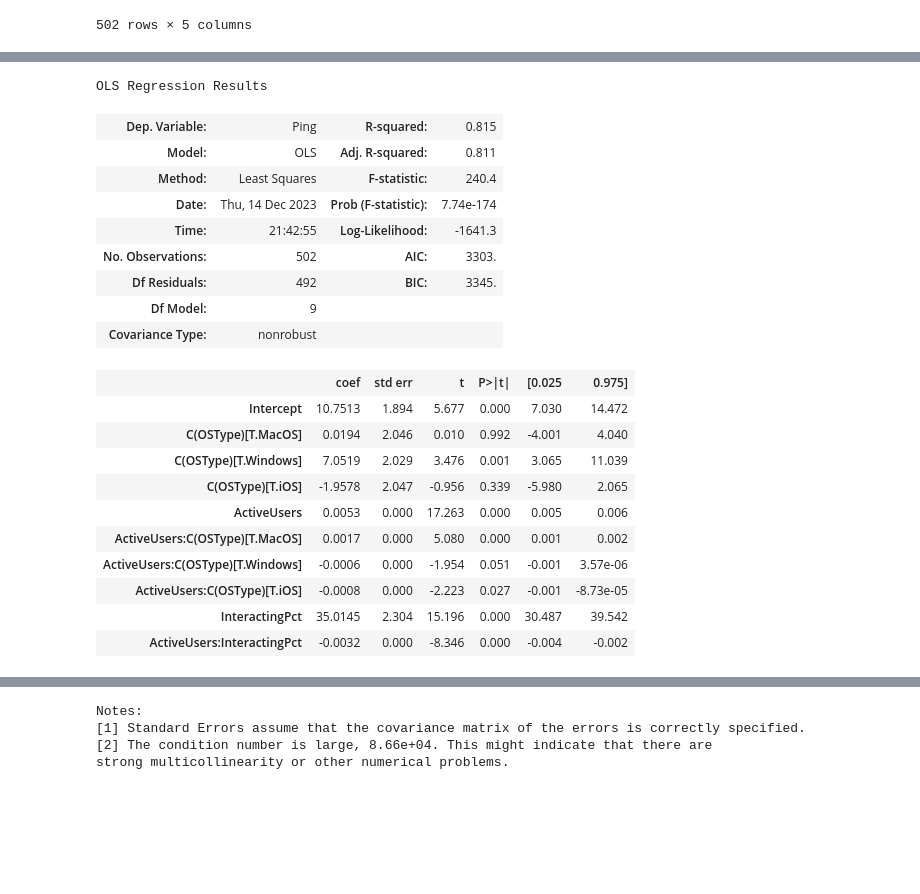
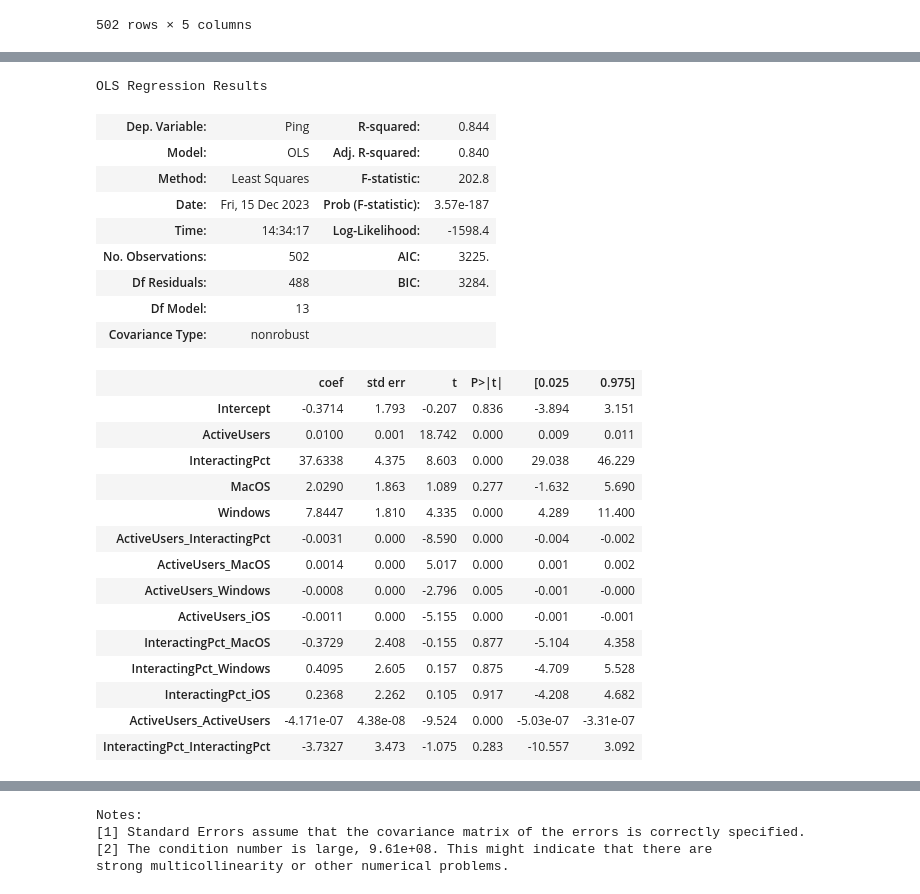
Before and after one commit to davidchocholaty/BUT-FIT-MSP-2, a Jupyter notebook: solution.ipynb, the cells around one changed output, grey strips where cells are left out. Drawn from its saved outputs; the diff is of its cells as text; code cells hidden in the pictures; blank space fills up the shorter version.

```diff
--- a/solution.ipynb
+++ b/solution.ipynb
@@ -368,3 +439,14 @@ Covariance Type:            nonrobust
 
 Notes:
 [1] Standard Errors assume that the covariance matrix of the errors is correctly specified.
+# %%
+def one_hot_enc(df, column):
+    if column in df:
+        one_hot = pd.get_dummies(df[column], dtype=float)
+        df = df.drop(column, axis = 1)
+        return df.join(one_hot)
+
+    return df
+
+df_2 = one_hot_enc(df_2, 'OSType')
+df_2
@@ -507,32 +688,46 @@ I(InteractingPct ** 2)                -3.725768e+00
 dtype: float64
 [figure]
 # %%
-# Definice plneho modelu
-formula_definition = 'Ping ~ ActiveUsers + InteractingPct + ' + \
-    'ActiveUsers * InteractingPct + ' + \
-    'ActiveUsers * C(OSType)'
-final_model = smf.ols(formula=formula_definition, data=df_2)
-final_model_fit = final_model.fit()
-final_model_fit.summary()
+# Odstraneni iOS
+formula_definition = 'Ping ~ ActiveUsers + InteractingPct + MacOS + Windows + ' + \
+    'ActiveUsers_InteractingPct + ' + \
+    'ActiveUsers_MacOS + ' + \
+    'ActiveUsers_Windows + ' + \
+    'ActiveUsers_iOS + ' + \
+    'InteractingPct_MacOS + ' + \
+    'InteractingPct_Windows + ' + \
+    'InteractingPct_iOS + ' + \
+    'ActiveUsers_ActiveUsers + ' + \
+    'InteractingPct_InteractingPct'
+model = smf.ols(formula=formula_definition, data=df_2)
+model_fit = model.fit()
+model_fit.summary()
+# We need to select a significance level to stay in the model. (SL=0.05)
+
+model_fit.summary()
 # %% [output]
 OLS Regression Results
-| Dep. Variable: | Ping | R-squared: | 0.815 |
-| Model: | OLS | Adj. R-squared: | 0.811 |
-| Method: | Least Squares | F-statistic: | 240.4 |
-| Date: | Thu, 14 Dec 2023 | Prob (F-statistic): | 7.74e-174 |
-| Time: | 21:42:55 | Log-Likelihood: | -1641.3 |
-| No. Observations: | 502 | AIC: | 3303. |
-| Df Residuals: | 492 | BIC: | 3345. |
-| Df Model: | 9 |  |  |
+| Dep. Variable: | Ping | R-squared: | 0.844 |
+| Model: | OLS | Adj. R-squared: | 0.840 |
+| Method: | Least Squares | F-statistic: | 202.8 |
+| Date: | Fri, 15 Dec 2023 | Prob (F-statistic): | 3.57e-187 |
+| Time: | 14:34:17 | Log-Likelihood: | -1598.4 |
+| No. Observations: | 502 | AIC: | 3225. |
+| Df Residuals: | 488 | BIC: | 3284. |
+| Df Model: | 13 |  |  |
 | Covariance Type: | nonrobust |  |  |
 |  | coef | std err | t | P>|t| | [0.025 | 0.975] |
-| Intercept | 10.7513 | 1.894 | 5.677 | 0.000 | 7.030 | 14.472 |
-| C(OSType)[T.MacOS] | 0.0194 | 2.046 | 0.010 | 0.992 | -4.001 | 4.040 |
-| C(OSType)[T.Windows] | 7.0519 | 2.029 | 3.476 | 0.001 | 3.065 | 11.039 |
-| C(OSType)[T.iOS] | -1.9578 | 2.047 | -0.956 | 0.339 | -5.980 | 2.065 |
-| ActiveUsers | 0.0053 | 0.000 | 17.263 | 0.000 | 0.005 | 0.006 |
-| ActiveUsers:C(OSType)[T.MacOS] | 0.0017 | 0.000 | 5.080 | 0.000 | 0.001 | 0.002 |
-| ActiveUsers:C(OSType)[T.Windows] | -0.0006 | 0.000 | -1.954 | 0.051 | -0.001 | 3.57e-06 |
-| ActiveUsers:C(OSType)[T.iOS] | -0.0008 | 0.000 | -2.223 | 0.027 | -0.001 | -8.73e-05 |
-| InteractingPct | 35.0145 | 2.304 | 15.196 | 0.000 | 30.487 | 39.542 |
-| ActiveUsers:InteractingPct | -0.0032 | 0.000 | -8.346 | 0.000 | -0.004 | -0.002 |
+| Intercept | -0.3714 | 1.793 | -0.207 | 0.836 | -3.894 | 3.151 |
+| ActiveUsers | 0.0100 | 0.001 | 18.742 | 0.000 | 0.009 | 0.011 |
+| InteractingPct | 37.6338 | 4.375 | 8.603 | 0.000 | 29.038 | 46.229 |
+| MacOS | 2.0290 | 1.863 | 1.089 | 0.277 | -1.632 | 5.690 |
+| Windows | 7.8447 | 1.810 | 4.335 | 0.000 | 4.289 | 11.400 |
+| ActiveUsers_InteractingPct | -0.0031 | 0.000 | -8.590 | 0.000 | -0.004 | -0.002 |
+| ActiveUsers_MacOS | 0.0014 | 0.000 | 5.017 | 0.000 | 0.001 | 0.002 |
+| ActiveUsers_Windows | -0.0008 | 0.000 | -2.796 | 0.005 | -0.001 | -0.000 |
+| ActiveUsers_iOS | -0.0011 | 0.000 | -5.155 | 0.000 | -0.001 | -0.001 |
+| InteractingPct_MacOS | -0.3729 | 2.408 | -0.155 | 0.877 | -5.104 | 4.358 |
+| InteractingPct_Windows | 0.4095 | 2.605 | 0.157 | 0.875 | -4.709 | 5.528 |
+| InteractingPct_iOS | 0.2368 | 2.262 | 0.105 | 0.917 | -4.208 | 4.682 |
+| ActiveUsers_ActiveUsers | -4.171e-07 | 4.38e-08 | -9.524 | 0.000 | -5.03e-07 | -3.31e-07 |
+| InteractingPct_InteractingPct | -3.7327 | 3.473 | -1.075 | 0.283 | -10.557 | 3.092 |
@@ -543,4 +738,4 @@ OLS Regression Results
 Notes:
 [1] Standard Errors assume that the covariance matrix of the errors is correctly specified.
-[2] The condition number is large, 8.66e+04. This might indicate that there are
+[2] The condition number is large, 9.61e+08. This might indicate that there are
 strong multicollinearity or other numerical problems.
```
Also changed, not shown: parts of 18 cells of this notebook.
